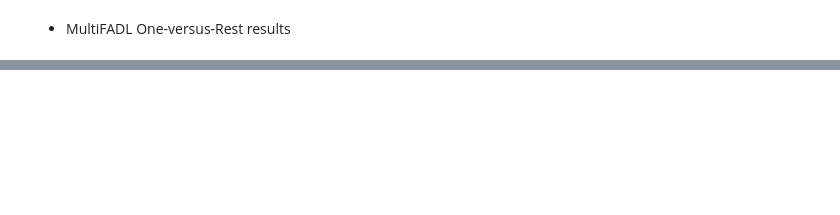
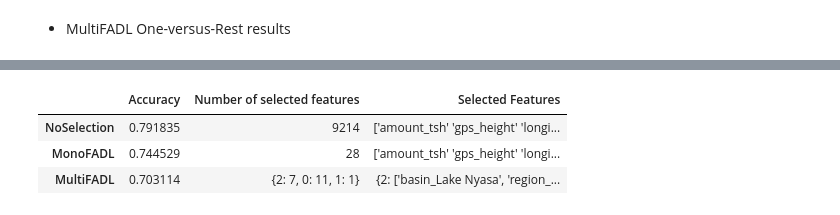
Before and after one commit to lourdesLB/MultiFADL, a Jupyter notebook: testOvR_WaterPump.ipynb, the cells around one changed output, grey strips where cells are left out. Cells and saved outputs as stored; diff of their text form; code cells hidden in the pictures; blank space fills up the shorter version.

Commit message:
MultiFADL One vs Rest corrections and more experiments

```diff
--- a/testOvR_WaterPump.ipynb
+++ b/testOvR_WaterPump.ipynb
@@ -206,0 +240,3 @@ Epoch 2/2
+# %%
+verbose2 = model2.get_verbose()
+verbose2
@@ -206,0 +261,3 @@ Epoch 2/2
+# %%
+comparative_results.loc['MonoFADL'] = [verbose2['results'][1], verbose2['selected_features'].shape[0], verbose2['selected_features']]
+comparative_results
@@ -215,7 +276,7 @@ model3.fit(
     ywaterPump_train,
     XwaterPump_val_scaled,
     ywaterPump_val,
-    epochs=2
+    epochs=50
 )
 
 model3.evaluate(XwaterPump_test_scaled, ywaterPump_test)
@@ -232,0 +307,3 @@ Epoch 2/2
+# %%
+verbose3 = model3.get_verbose()
+verbose3
@@ -232,0 +328,10 @@ Epoch 2/2
+# %%
+comparative_results.loc['MultiFADL'] = [verbose3['acc_global'],
+                                        {clas: verbose3['selected_features_per_class'][clas].shape[0] for clas in verbose3['selected_features_per_class']},
+                                        verbose3['selected_features_per_class']]
+comparative_results
+# %% [output]
+|  | Accuracy | Number of selected features | Selected Features |
+| NoSelection | 0.791835 | 9214 | ['amount_tsh' 'gps_height' 'longi... |
+| MonoFADL | 0.744529 | 28 | ['amount_tsh' 'gps_height' 'longi... |
+| MultiFADL | 0.703114 | {2: 7, 0: 11, 1: 1} | {2: ['basin_Lake Nyasa', 'region_... |
```
Also changed, not shown: parts of 11 cells of this notebook, 14 other files.
